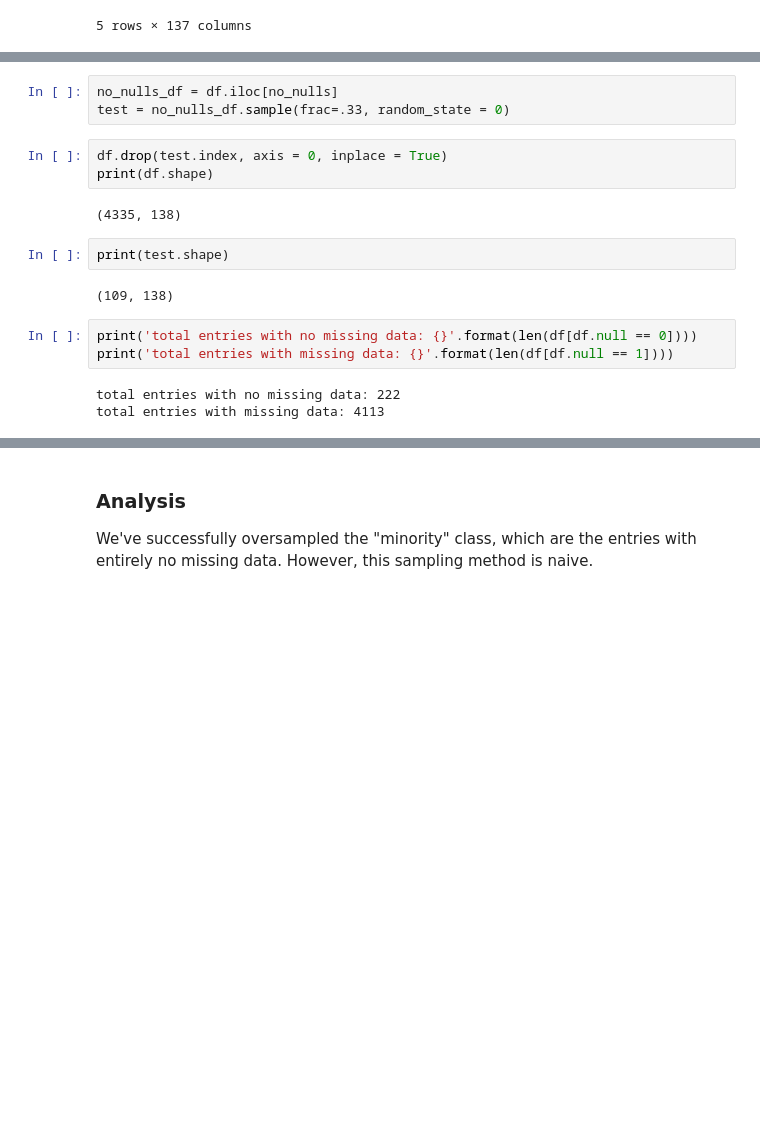
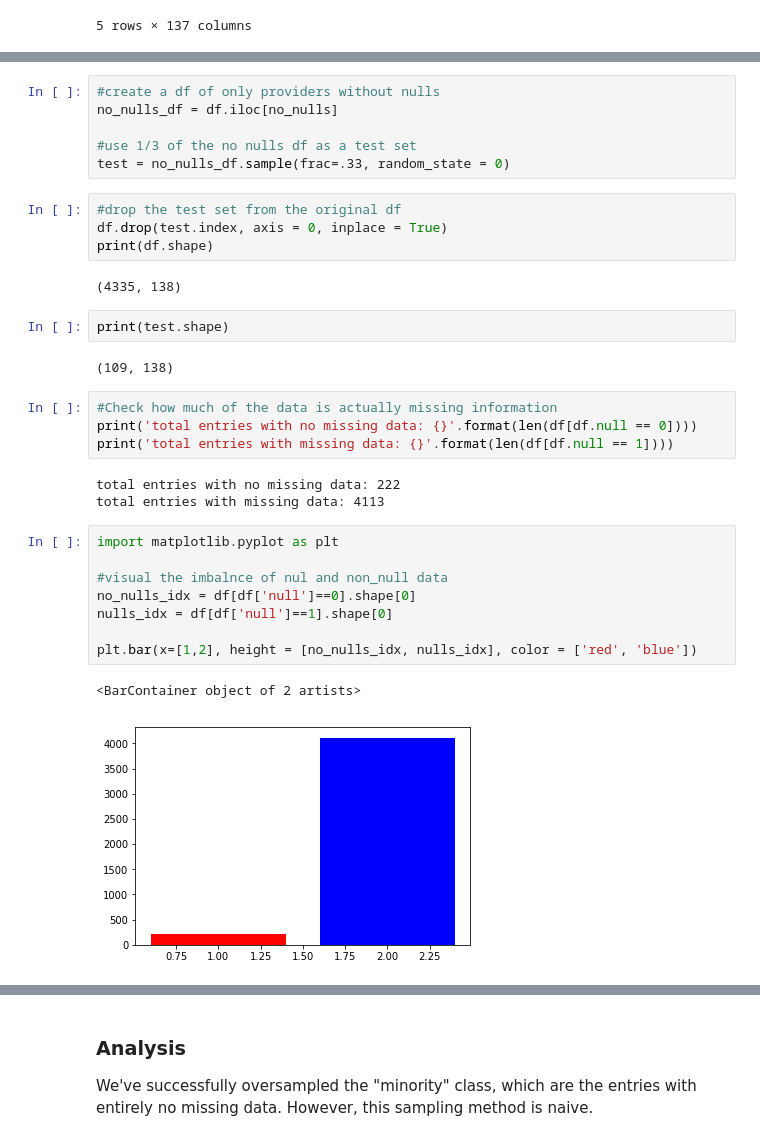
Before and after one commit to tthien92/Evaluating_Hospital_Medicare, a Jupyter notebook: OS -Oversampling & Scrubbing Data.ipynb, the cells around one changed output, grey strips where cells are left out. Saved outputs shown, nothing was run; the diff lists cells and outputs as text; blank space fills up the shorter version.

Commit message:
Added function to ID nulls in rows/cols
Need to restart from square 1 & drop rows/cols with huge missing numbers. Then, oversample minority class

```diff
--- a/OS -Oversampling & Scrubbing Data.ipynb
+++ b/OS -Oversampling & Scrubbing Data.ipynb
@@ -51,9 +123,13 @@ df.head()
 | 4 | 10008 | NaN | NaN | NaN | NaN | ... |
 5 rows × 138 columns
 # %%
+#create a df of only providers without nulls
 no_nulls_df = df.iloc[no_nulls]
+
+#use 1/3 of the no nulls df as a test set
 test = no_nulls_df.sample(frac=.33, random_state = 0)
 # %%
+#drop the test set from the original df
 df.drop(test.index, axis = 0, inplace = True)
 print(df.shape)
 # %% [output]
@@ -63,8 +139,20 @@ print(test.shape)
 # %% [output]
 (109, 138)
 # %%
+#Check how much of the data is actually missing information
 print('total entries with no missing data: {}'.format(len(df[df.null == 0])))
 print('total entries with missing data: {}'.format(len(df[df.null == 1])))
 # %% [output]
 total entries with no missing data: 222
 total entries with missing data: 4113
+# %%
+import matplotlib.pyplot as plt
+
+#visual the imbalnce of nul and non_null data
+no_nulls_idx = df[df['null']==0].shape[0]
+nulls_idx = df[df['null']==1].shape[0]
+
+plt.bar(x=[1,2], height = [no_nulls_idx, nulls_idx], color = ['red', 'blue'])
+# %% [output]
+<BarContainer object of 2 artists>
+[figure, added]
```
Also changed, not shown: parts of 24 cells of this notebook.
